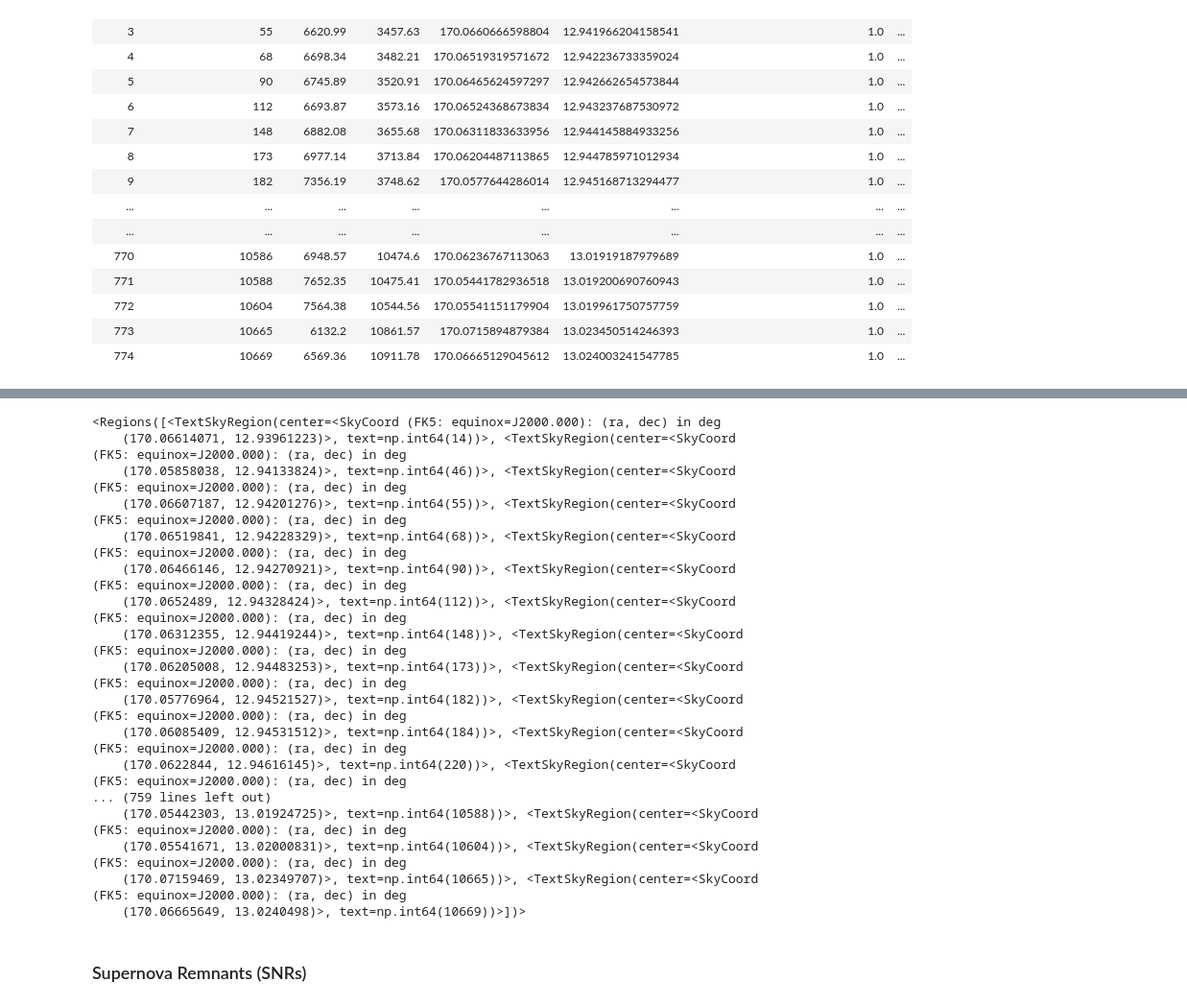
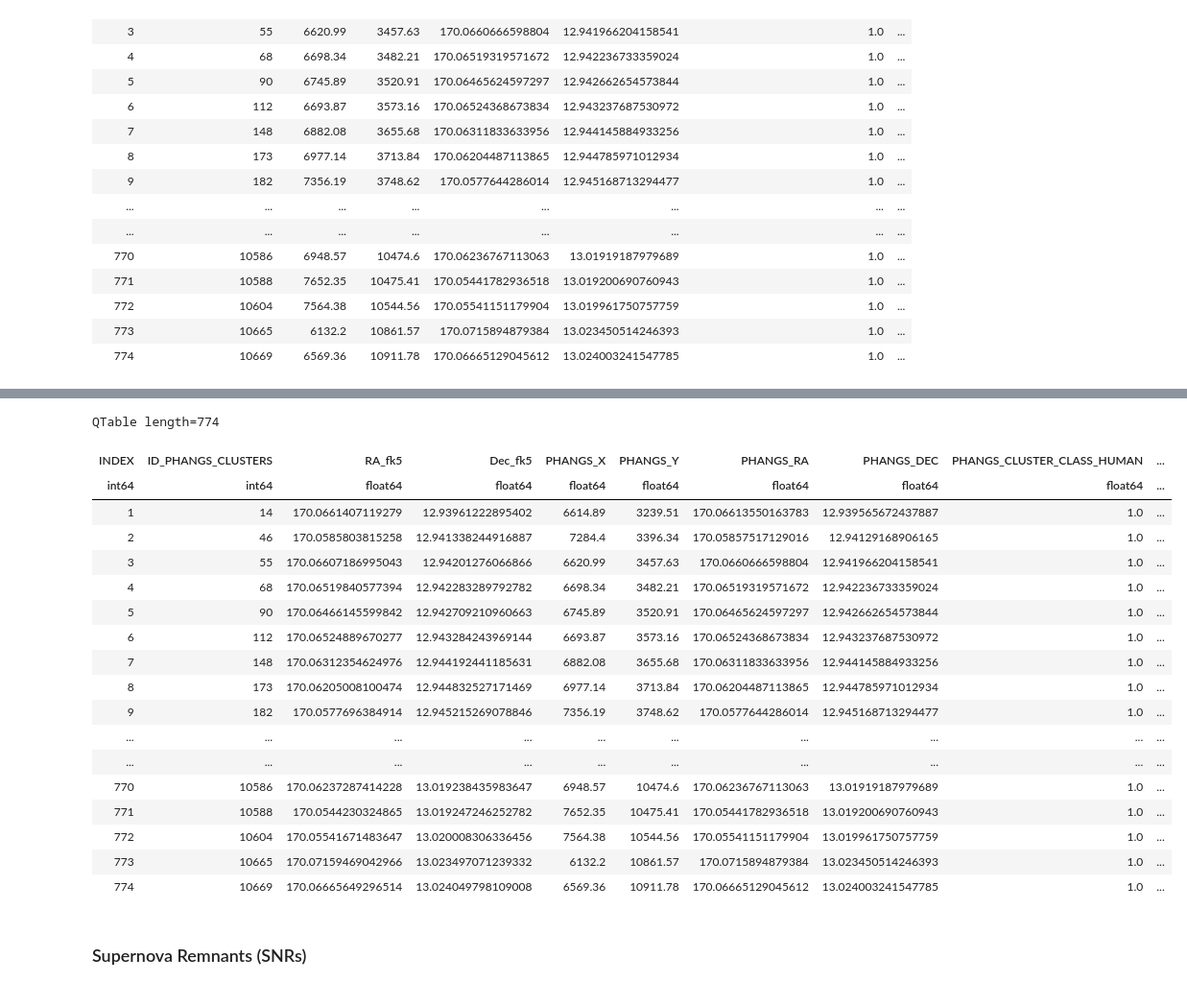
Before and after one commit to devkhullar/querx, a Jupyter notebook: M66_corrected.ipynb, the cells around one changed output, grey strips where cells are left out. Shown: that part at 96% size. Saved outputs shown, nothing was run; the diff lists cells and outputs as text; code cells hidden in the pictures.

Commit message:
Incorporate cluster and snr catalogs, crossreferencing left

```diff
--- a/M66_corrected.ipynb
+++ b/M66_corrected.ipynb
@@ -629,34 +611,48 @@ regs
 clustercopy = clustertbl.copy()
 clustercopy['PHANGS_DEC'] = clustercopy['PHANGS_DEC'] + 0.00005
 
-regions = []
+text_regions = []
 radius = 0.00008 * u.deg
 for i in range(len(clustertbl)):
     center_sky = SkyCoord(ra=clustertbl['PHANGS_RA'][i], dec=clustercopy['PHANGS_DEC'][i],
                           unit='deg', frame='icrs').transform_to(FK5)
-    sky_reg = TextSkyRegion(center=center_sky, text=clustertbl['ID_PHANGS_CLUSTERS'][i])
-    regions.append(sky_reg)
+    text_sky_reg = TextSkyRegion(center=center_sky, text=clustertbl['ID_PHANGS_CLUSTERS'][i])
+    text_regions.append(sky_reg)
 
-regs = Regions(regions)
-regs.write(chandra_hst_dir+"cluster_catalog_text.reg", format='ds9')
-regs
+text_regs = Regions(text_regions)
+# regs_text.write(chandra_hst_dir+"cluster_catalog_text.reg", format='ds9')
+text_regs
-# %% [output]
-<Regions([<TextSkyRegion(center=<SkyCoord (FK5: equinox=J2000.000): (ra, dec) in deg
-    (170.06614071, 12.93961223)>, text=np.int64(14))>, <TextSkyRegion(center=<SkyCoord (FK5: equinox=J2000.000): (ra, dec) in deg
-    (170.05858038, 12.94133824)>, text=np.int64(46))>, <TextSkyRegion(center=<SkyCoord (FK5: equinox=J2000.000): (ra, dec) in deg
-    (170.06607187, 12.94201276)>, text=np.int64(55))>, <TextSkyRegion(center=<SkyCoord (FK5: equinox=J2000.000): (ra, dec) in deg
-    (170.06519841, 12.94228329)>, text=np.int64(68))>, <TextSkyRegion(center=<SkyCoord (FK5: equinox=J2000.000): (ra, dec) in deg
-    (170.06466146, 12.94270921)>, text=np.int64(90))>, <TextSkyRegion(center=<SkyCoord (FK5: equinox=J2000.000): (ra, dec) in deg
-    (170.0652489, 12.94328424)>, text=np.int64(112))>, <TextSkyRegion(center=<SkyCoord (FK5: equinox=J2000.000): (ra, dec) in deg
-    (170.06312355, 12.94419244)>, text=np.int64(148))>, <TextSkyRegion(center=<SkyCoord (FK5: equinox=J2000.000): (ra, dec) in deg
-    (170.06205008, 12.94483253)>, text=np.int64(173))>, <TextSkyRegion(center=<SkyCoord (FK5: equinox=J2000.000): (ra, dec) in deg
-    (170.05776964, 12.94521527)>, text=np.int64(182))>, <TextSkyRegion(center=<SkyCoord (FK5: equinox=J2000.000): (ra, dec) in deg
-    (170.06085409, 12.94531512)>, text=np.int64(184))>, <TextSkyRegion(center=<SkyCoord (FK5: equinox=J2000.000): (ra, dec) in deg
-    (170.0622844, 12.94616145)>, text=np.int64(220))>, <TextSkyRegion(center=<SkyCoord (FK5: equinox=J2000.000): (ra, dec) in deg
-... (759 lines left out)
-    (170.05442303, 13.01924725)>, text=np.int64(10588))>, <TextSkyRegion(center=<SkyCoord (FK5: equinox=J2000.000): (ra, dec) in deg
-    (170.05541671, 13.02000831)>, text=np.int64(10604))>, <TextSkyRegion(center=<SkyCoord (FK5: equinox=J2000.000): (ra, dec) in deg
-    (170.07159469, 13.02349707)>, text=np.int64(10665))>, <TextSkyRegion(center=<SkyCoord (FK5: equinox=J2000.000): (ra, dec) in deg
-    (170.06665649, 13.0240498)>, text=np.int64(10669))>])>
+# %%
+# cluster coordinates in fk5 system
+clusters_sky = SkyCoord(ra=clustertbl['PHANGS_RA'], dec=clustercopy['PHANGS_DEC'],
+                          unit='deg', frame='icrs').transform_to(FK5)
+clustertbl.add_column(col=clusters_sky.ra.deg, index=2,
+                        name='RA_fk5')
+clustertbl.add_column(col=clusters_sky.dec.deg, index=3,
+                        name='Dec_fk5')
+clustertbl.write(chandra_hst_dir+'cluster_catalog.txt', format='csv')
+# We are mainly only interested in the RA_fk5 and Dec_fk5
+# %%
+clustertbl
+# %% [output]
+QTable length=774
+| INDEX | ID_PHANGS_CLUSTERS | RA_fk5 | Dec_fk5 | PHANGS_X | PHANGS_Y | PHANGS_RA | PHANGS_DEC | PHANGS_CLUSTER_CLASS_HUMAN | ... |
+| int64 | int64 | float64 | float64 | float64 | float64 | float64 | float64 | float64 | ... |
+| 1 | 14 | 170.0661407119279 | 12.93961222895402 | 6614.89 | 3239.51 | 170.06613550163783 | 12.939565672437887 | 1.0 | ... |
+| 2 | 46 | 170.0585803815258 | 12.941338244916887 | 7284.4 | 3396.34 | 170.05857517129016 | 12.94129168906165 | 1.0 | ... |
+| 3 | 55 | 170.06607186995043 | 12.94201276066866 | 6620.99 | 3457.63 | 170.0660666598804 | 12.941966204158541 | 1.0 | ... |
+| 4 | 68 | 170.06519840577394 | 12.942283289792782 | 6698.34 | 3482.21 | 170.06519319571672 | 12.942236733359024 | 1.0 | ... |
+| 5 | 90 | 170.06466145599842 | 12.942709210960663 | 6745.89 | 3520.91 | 170.06465624597297 | 12.942662654573844 | 1.0 | ... |
+| 6 | 112 | 170.06524889670277 | 12.943284243969144 | 6693.87 | 3573.16 | 170.06524368673834 | 12.943237687530972 | 1.0 | ... |
+| 7 | 148 | 170.06312354624976 | 12.944192441185631 | 6882.08 | 3655.68 | 170.06311833633956 | 12.944145884933256 | 1.0 | ... |
+| 8 | 173 | 170.06205008100474 | 12.944832527171469 | 6977.14 | 3713.84 | 170.06204487113865 | 12.944785971012934 | 1.0 | ... |
+| 9 | 182 | 170.0577696384914 | 12.945215269078846 | 7356.19 | 3748.62 | 170.0577644286014 | 12.945168713294477 | 1.0 | ... |
+| ... | ... | ... | ... | ... | ... | ... | ... | ... | ... |
+| ... | ... | ... | ... | ... | ... | ... | ... | ... | ... |
+| 770 | 10586 | 170.06237287414228 | 13.019238435983647 | 6948.57 | 10474.6 | 170.06236767113063 | 13.01919187979689 | 1.0 | ... |
+| 771 | 10588 | 170.0544230324865 | 13.019247246252782 | 7652.35 | 10475.41 | 170.05441782936518 | 13.019200690760943 | 1.0 | ... |
+| 772 | 10604 | 170.05541671483647 | 13.020008306336456 | 7564.38 | 10544.56 | 170.05541151179904 | 13.019961750757759 | 1.0 | ... |
+| 773 | 10665 | 170.07159469042966 | 13.023497071239332 | 6132.2 | 10861.57 | 170.0715894879384 | 13.023450514246393 | 1.0 | ... |
+| 774 | 10669 | 170.06665649296514 | 13.024049798109008 | 6569.36 | 10911.78 | 170.06665129045612 | 13.024003241547785 | 1.0 | ... |
 # %% [markdown]
 ### Supernova Remnants (SNRs)
```
Also changed, not shown: parts of 3 cells of this notebook.
